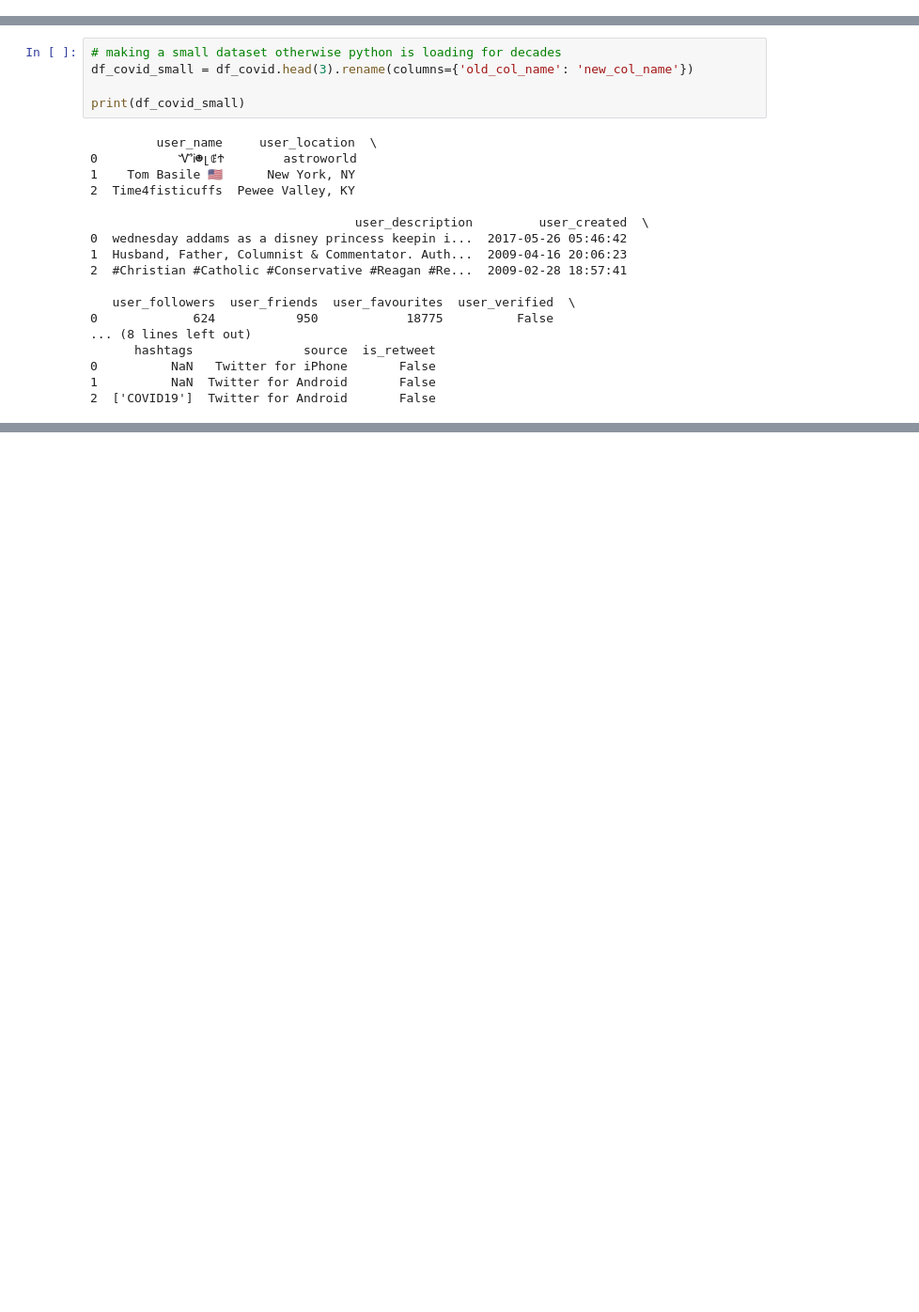
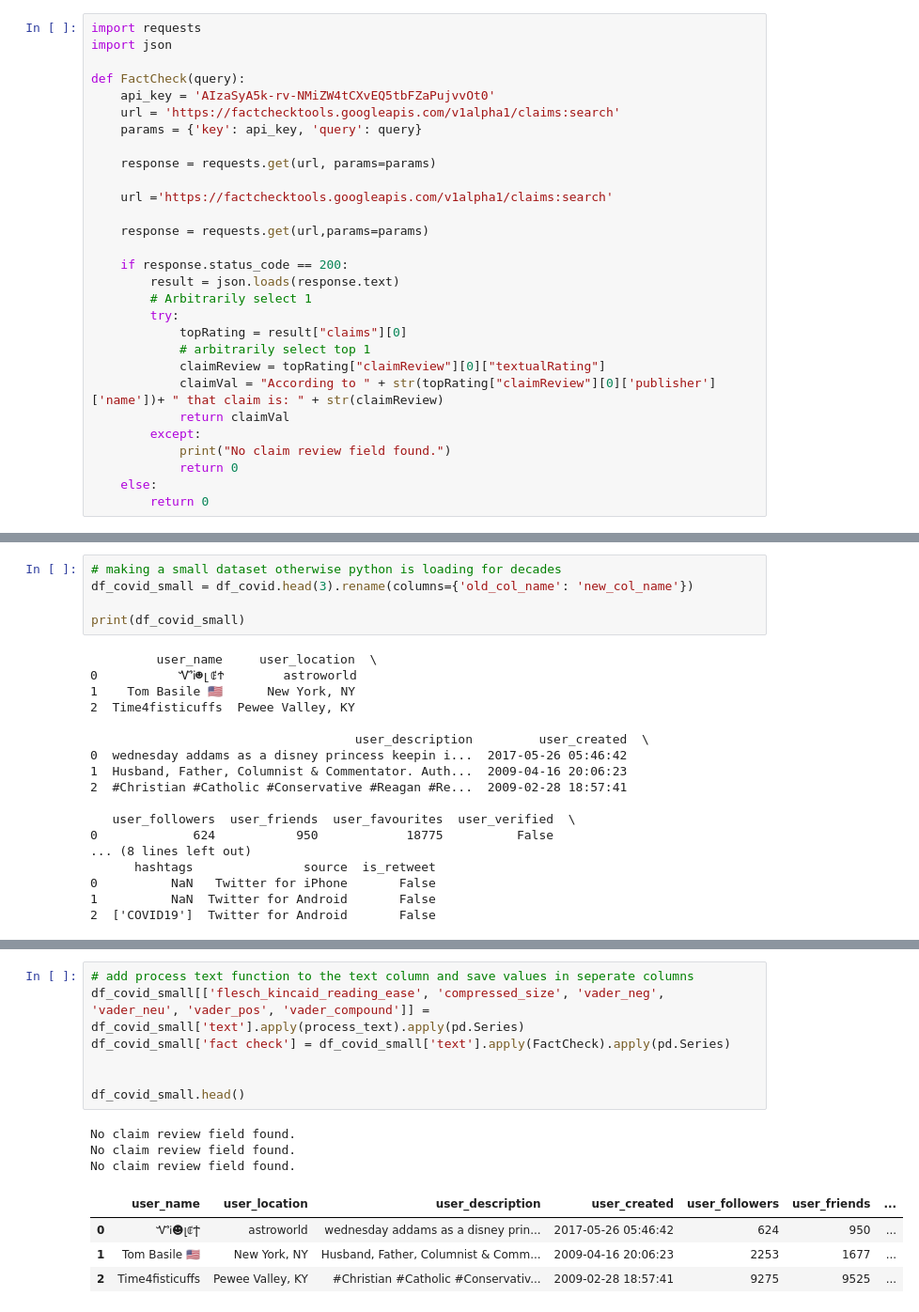
Before and after one commit to BarresHamersS/Fake_News_Classification, a Jupyter notebook: Fake_news_classifier.ipynb, the cells around one changed output, grey strips where cells are left out. Shown at 94% size. Cells and saved outputs as stored; diff of their text form; blank space fills up the shorter version.

```diff
--- a/Fake_news_classifier.ipynb
+++ b/Fake_news_classifier.ipynb
@@ -257 +318,30 @@ fake news
+# %%
+import requests
+import json
+
+def FactCheck(query):
+    api_key = 'AIzaSyA5k-rv-NMiZW4tCXvEQ5tbFZaPujvvOt0'
+    url = 'https://factchecktools.googleapis.com/v1alpha1/claims:search'
+    params = {'key': api_key, 'query': query}
+
+    response = requests.get(url, params=params)
+
+    url ='https://factchecktools.googleapis.com/v1alpha1/claims:search'
+
+    response = requests.get(url,params=params)
+
+    if response.status_code == 200:
+        result = json.loads(response.text)
+        # Arbitrarily select 1
+        try:
+            topRating = result["claims"][0]
+            # arbitrarily select top 1
+            claimReview = topRating["claimReview"][0]["textualRating"]
+            claimVal = "According to " + str(topRating["claimReview"][0]['publisher']['name'])+ " that claim is: " + str(claimReview)
+            return claimVal
+        except:
+            print("No claim review field found.")
+            return 0
+    else:
+        return 0
 # %% [markdown]
@@ -331,0 +376,15 @@ print(df_covid_small)
+# %%
+# add process text function to the text column and save values in seperate columns
+df_covid_small[['flesch_kincaid_reading_ease', 'compressed_size', 'vader_neg', 'vader_neu', 'vader_pos', 'vader_compound']] = df_covid_small['text'].apply(process_text).apply(pd.Series)
+df_covid_small['fact check'] = df_covid_small['text'].apply(FactCheck).apply(pd.Series)
+
+
+df_covid_small.head()
+# %% [output]
+No claim review field found.
+No claim review field found.
+No claim review field found.
+|  | user_name | user_location | user_description | user_created | user_followers | user_friends | ... |
+| 0 | ᏉᎥ☻լꂅϮ | astroworld | wednesday addams as a disney prin... | 2017-05-26 05:46:42 | 624 | 950 | ... |
+| 1 | Tom Basile 🇺🇸 | New York, NY | Husband, Father, Columnist & Comm... | 2009-04-16 20:06:23 | 2253 | 1677 | ... |
+| 2 | Time4fisticuffs | Pewee Valley, KY | #Christian #Catholic #Conservativ... | 2009-02-28 18:57:41 | 9275 | 9525 | ... |
```
Also changed, not shown: parts of 40 cells of this notebook.
